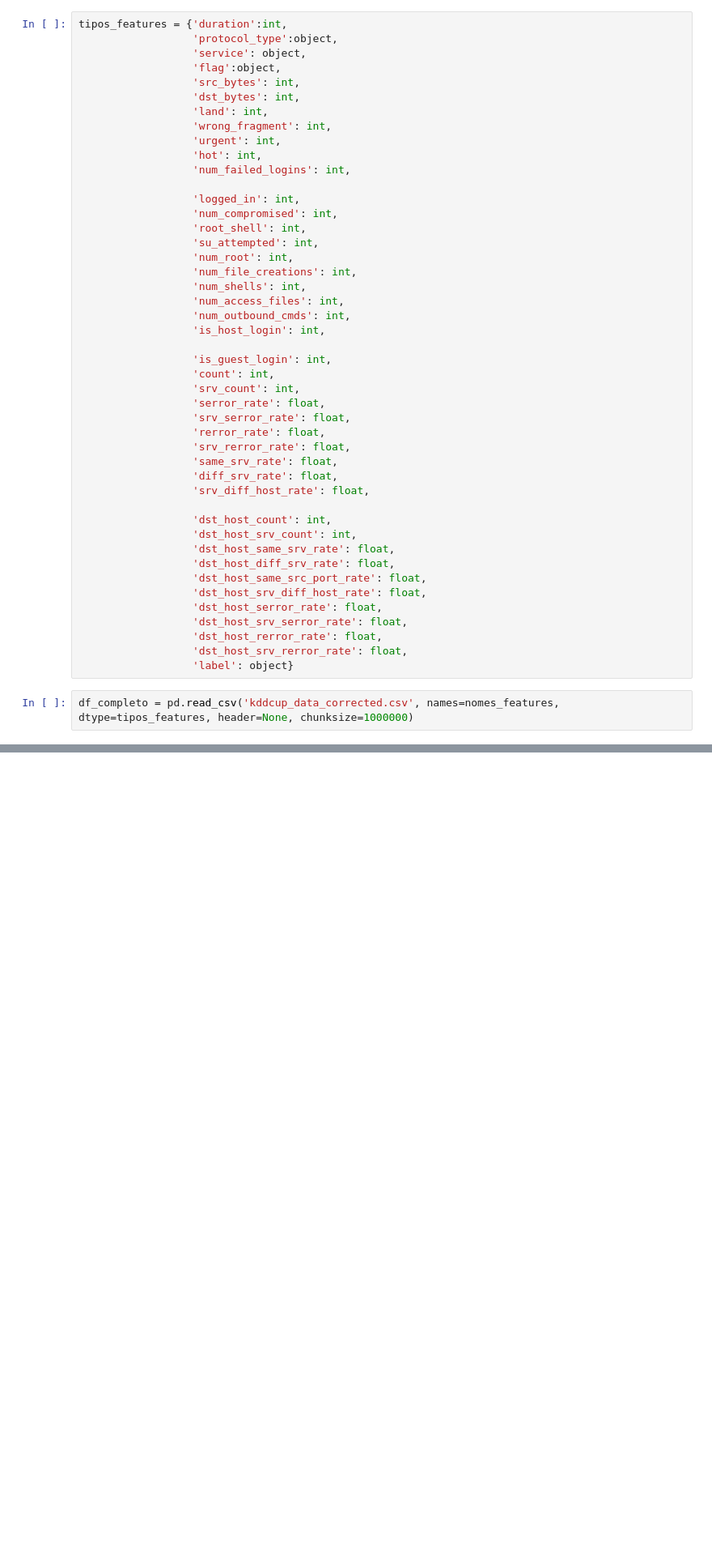
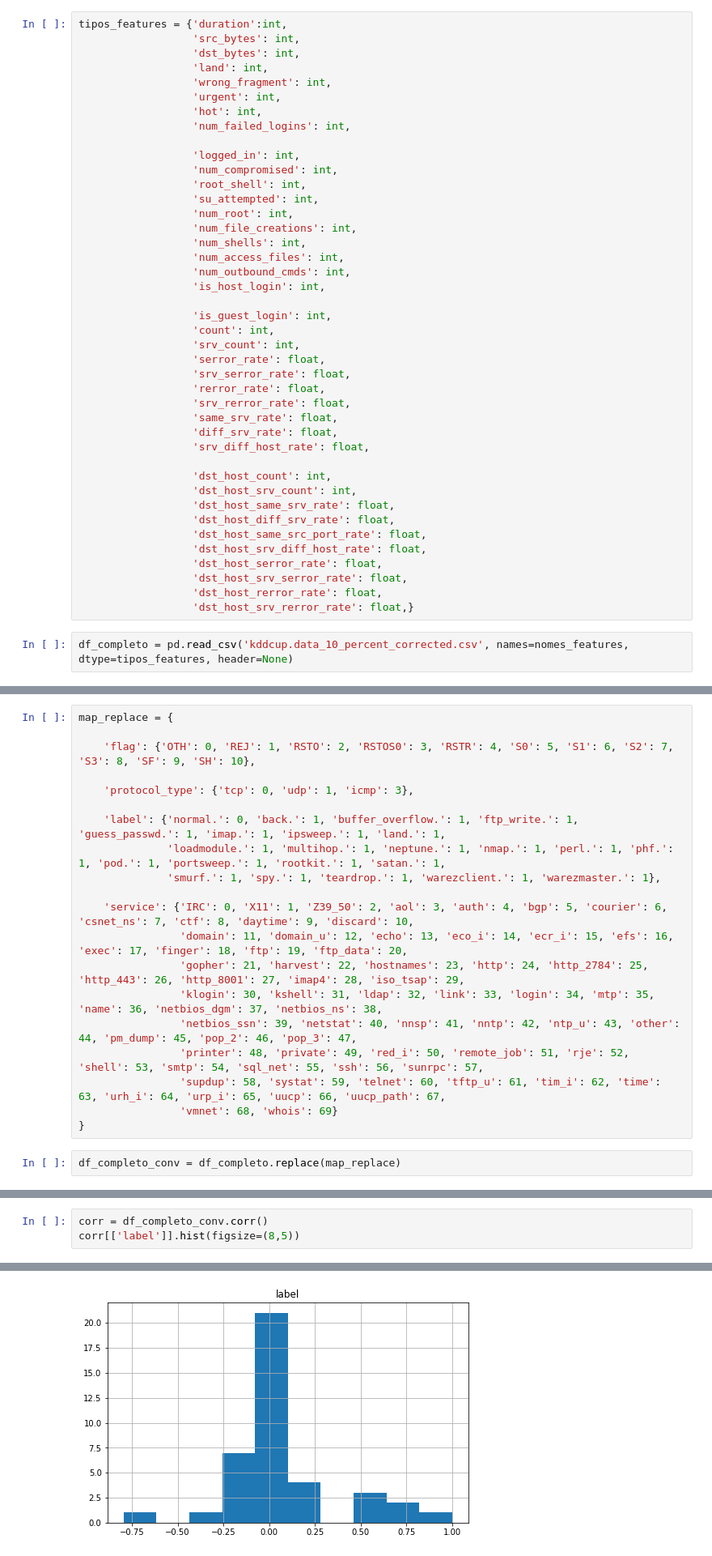
Before and after one commit to Eudalio/trabalho-final-machine-learning, a Jupyter notebook: Trabalho Final de Machine Learning.ipynb, the cells around one changed output, grey strips where cells are left out. Shown at 81% size. Saved outputs shown, nothing was run; the diff lists cells and outputs as text; blank space fills up the shorter version.

```diff
--- a/Trabalho Final de Machine Learning.ipynb
+++ b/Trabalho Final de Machine Learning.ipynb
@@ -17,9 +52,6 @@ nomes_features = ['duration', 'protocol_type', 'service', 'flag', 'src_bytes', '
                   'dst_host_srv_rerror_rate', 'label']
 # %%
 tipos_features = {'duration':int,
-                  'protocol_type':object,
-                  'service': object,
-                  'flag':object,
                   'src_bytes': int,
                   'dst_bytes': int,
                   'land': int,
@@ -59,7 +91,6 @@ tipos_features = {'duration':int,
                   'dst_host_serror_rate': float,
                   'dst_host_srv_serror_rate': float,
                   'dst_host_rerror_rate': float,
-                  'dst_host_srv_rerror_rate': float,
-                  'label': object}
+                  'dst_host_srv_rerror_rate': float,}
 # %%
-df_completo = pd.read_csv('kddcup_data_corrected.csv', names=nomes_features, dtype=tipos_features, header=None, chunksize=1000000)
+df_completo = pd.read_csv('kddcup.data_10_percent_corrected.csv', names=nomes_features, dtype=tipos_features, header=None)
@@ -65,0 +177,22 @@ df_completo = pd.read_csv('kddcup_data_corrected.csv', names=nomes_features, dty
+# %%
+map_replace = {
+
+    'flag': {'OTH': 0, 'REJ': 1, 'RSTO': 2, 'RSTOS0': 3, 'RSTR': 4, 'S0': 5, 'S1': 6, 'S2': 7, 'S3': 8, 'SF': 9, 'SH': 10},
+
+    'protocol_type': {'tcp': 0, 'udp': 1, 'icmp': 3},
+
+    'label': {'normal.': 0, 'back.': 1, 'buffer_overflow.': 1, 'ftp_write.': 1, 'guess_passwd.': 1, 'imap.': 1, 'ipsweep.': 1, 'land.': 1,
+              'loadmodule.': 1, 'multihop.': 1, 'neptune.': 1, 'nmap.': 1, 'perl.': 1, 'phf.': 1, 'pod.': 1, 'portsweep.': 1, 'rootkit.': 1, 'satan.': 1,
+              'smurf.': 1, 'spy.': 1, 'teardrop.': 1, 'warezclient.': 1, 'warezmaster.': 1},
+
+    'service': {'IRC': 0, 'X11': 1, 'Z39_50': 2, 'aol': 3, 'auth': 4, 'bgp': 5, 'courier': 6, 'csnet_ns': 7, 'ctf': 8, 'daytime': 9, 'discard': 10,
+                'domain': 11, 'domain_u': 12, 'echo': 13, 'eco_i': 14, 'ecr_i': 15, 'efs': 16, 'exec': 17, 'finger': 18, 'ftp': 19, 'ftp_data': 20,
+                'gopher': 21, 'harvest': 22, 'hostnames': 23, 'http': 24, 'http_2784': 25, 'http_443': 26, 'http_8001': 27, 'imap4': 28, 'iso_tsap': 29,
+                'klogin': 30, 'kshell': 31, 'ldap': 32, 'link': 33, 'login': 34, 'mtp': 35, 'name': 36, 'netbios_dgm': 37, 'netbios_ns': 38,
+                'netbios_ssn': 39, 'netstat': 40, 'nnsp': 41, 'nntp': 42, 'ntp_u': 43, 'other': 44, 'pm_dump': 45, 'pop_2': 46, 'pop_3': 47,
+                'printer': 48, 'private': 49, 'red_i': 50, 'remote_job': 51, 'rje': 52, 'shell': 53, 'smtp': 54, 'sql_net': 55, 'ssh': 56, 'sunrpc': 57,
+                'supdup': 58, 'systat': 59, 'telnet': 60, 'tftp_u': 61, 'tim_i': 62, 'time': 63, 'urh_i': 64, 'urp_i': 65, 'uucp': 66, 'uucp_path': 67,
+                'vmnet': 68, 'whois': 69}
+}
+# %%
+df_completo_conv = df_completo.replace(map_replace)
@@ -65,0 +236,4 @@ df_completo = pd.read_csv('kddcup_data_corrected.csv', names=nomes_features, dty
+# %%
+corr = df_completo_conv.corr()
+corr[['label']].hist(figsize=(8,5))
+# %% [output]
@@ -65,0 +242 @@ df_completo = pd.read_csv('kddcup_data_corrected.csv', names=nomes_features, dty
+[figure, added]
```
Also changed, not shown: parts of 40 cells of this notebook, 1 other file.
